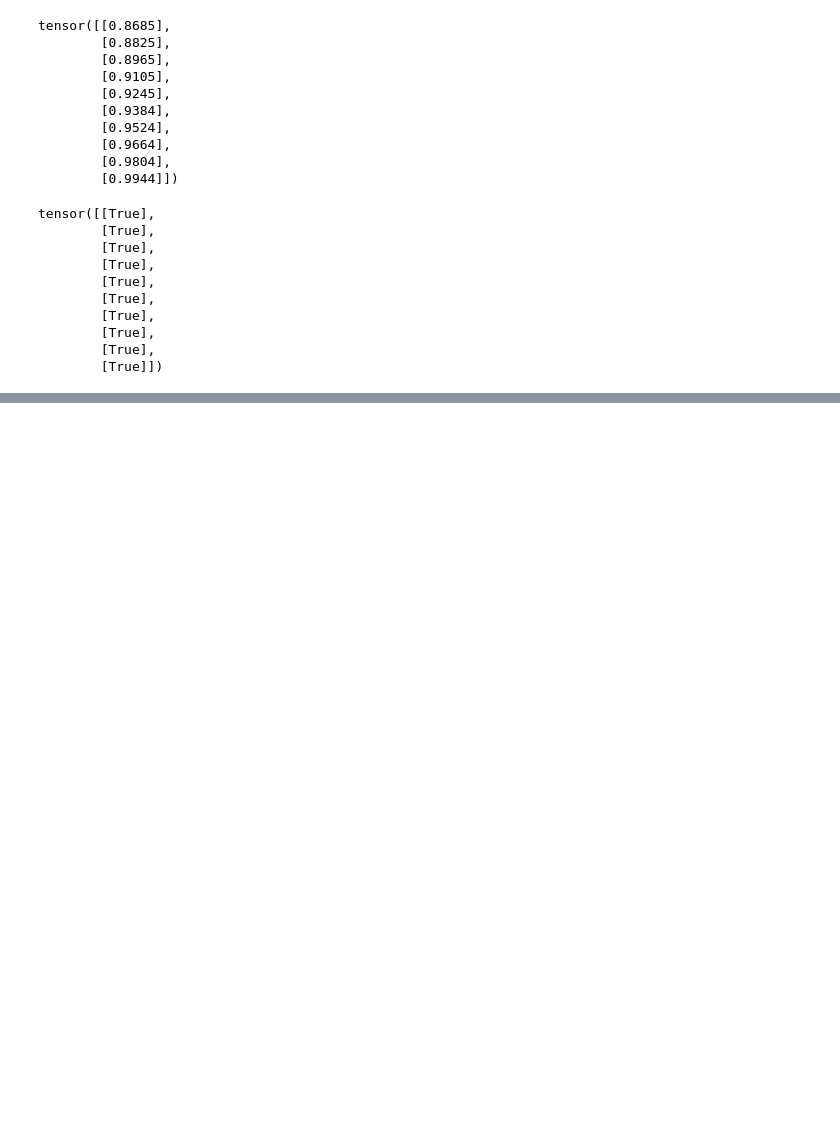
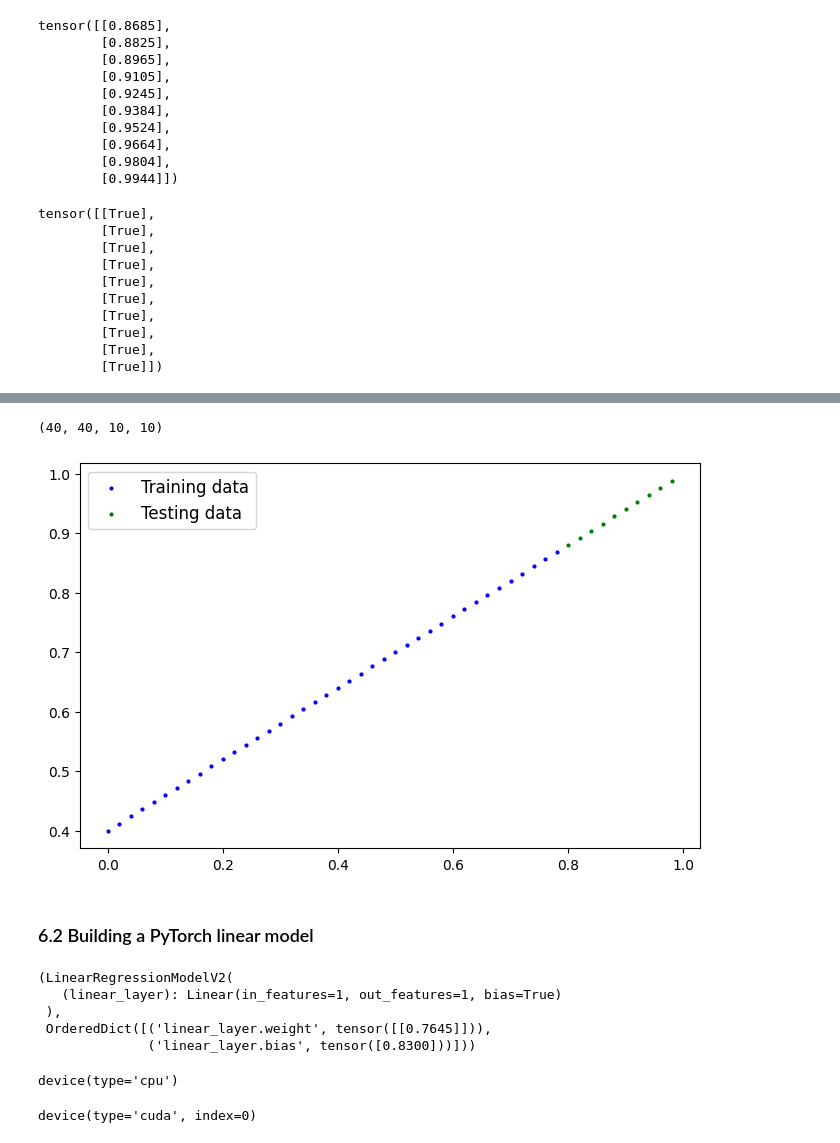
Before and after one commit to Yughie/Mastering-Machine-Learning, a Jupyter notebook: 01_pytorch_workflow.ipynb, the cells around one changed output, grey strips where cells are left out. Cells and saved outputs as stored; diff of their text form; code cells hidden in the pictures; blank space fills up the shorter version.

Commit message:
Created model_1

```diff
--- a/01_pytorch_workflow.ipynb
+++ b/01_pytorch_workflow.ipynb
@@ -491,0 +555,60 @@ tensor([[True],
+# %%
+# Split the data
+
+train_split = int(0.8 * len(X))
+X_train, y_train = X[:train_split], y[:train_split]
+X_test, y_test = X[train_split:], y[train_split:]
+len(X_train), len(y_train), len(X_test), len(y_test)
+# %% [output]
+(40, 40, 10, 10)
+# %%
+def plot_prediction(train_data = X_train,
+                    train_labels= y_train,
+                    test_data = X_test,
+                    test_labels = y_test,
+                    predictions = None):
+
+# Plots training data, test data and compares predictions.
+  plt.figure(figsize=(8, 5))
+
+  # Plot training data in blue (train x and y)
+  plt.scatter(train_data, train_labels, c="b", s=4, label="Training data")
+
+  # Purely for test data x and y
+  plt.scatter(test_data, test_labels, c="g", s=4, label="Testing data")
+
+  if predictions is not None:
+      # Plot prediction if it exist
+      plt.scatter(test_data, predictions, c="r", s=4, label="Predictions")
+
+  # Show the legend
+  plt.legend(prop={"size": 12})
+# %%
+plot_prediction(X_train, y_train, X_test, y_test)
+# %% [output]
+[figure, added]
+# %% [markdown]
+### 6.2 Building a PyTorch linear model
+# %%
+#Create a Linear model
+
+class LinearRegressionModelV2(nn.Module):
+  def __init__(self):
+    super().__init__()
+    # use ss.Linear()
+    self.linear_layer = nn.Linear(in_features=1,
+                                  out_features=1)
+
+  def forward(self, x: torch.Tensor) -> torch.Tensor:
+    return self.linear_layer(x)
+
+torch.manual_seed(42)
+
+model_1 = LinearRegressionModelV2()
+model_1, model_1.state_dict()
+# %% [output]
+(LinearRegressionModelV2(
+   (linear_layer): Linear(in_features=1, out_features=1, bias=True)
+ ),
+ OrderedDict([('linear_layer.weight', tensor([[0.7645]])),
+              ('linear_layer.bias', tensor([0.8300]))]))
@@ -491,0 +617,11 @@ tensor([[True],
+# %%
+#check the model current device
+next(model_1.parameters()).device
+# %% [output]
+device(type='cpu')
+# %%
+#Set the model to use the available device
+model_1.to(device)
+next(model_1.parameters()).device
+# %% [output]
+device(type='cuda', index=0)
```
Also changed, not shown: parts of 18 cells of this notebook.
